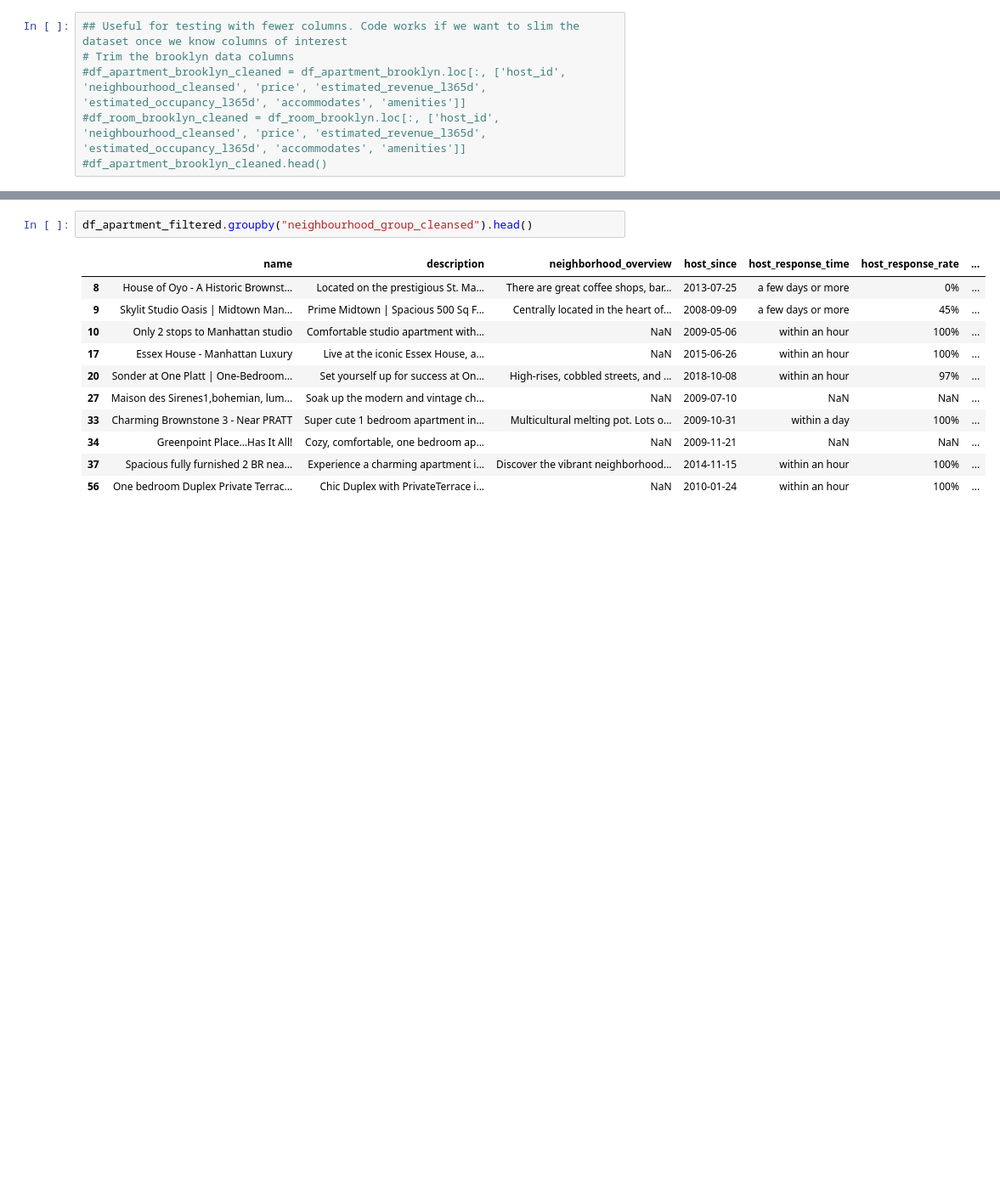
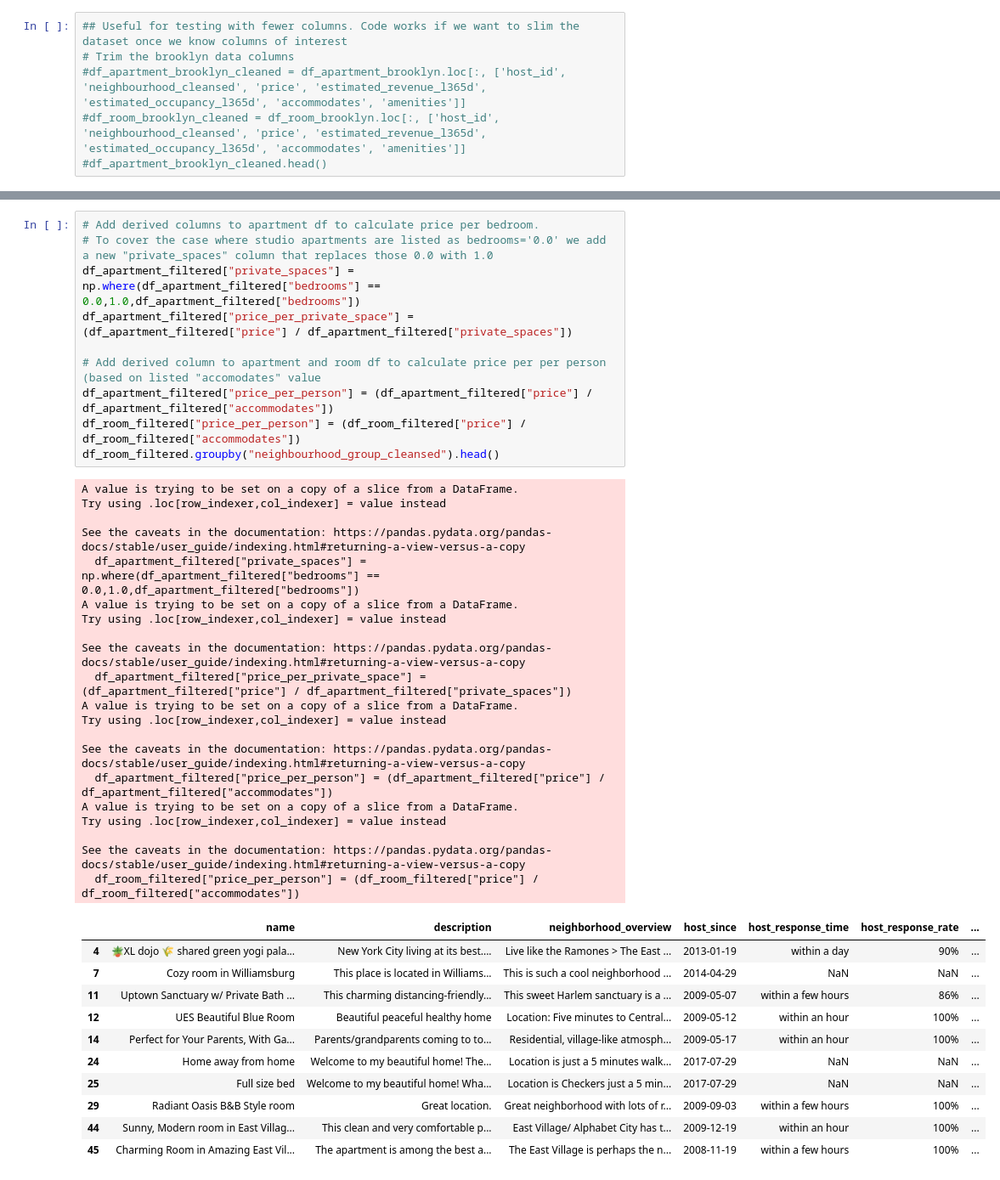
Before and after one commit to wikey/2025dataproject, a Jupyter notebook: project.ipynb, the cells around one changed output, grey strips where cells are left out. Shown: that part at 85% size. Saved outputs shown, nothing was run; the diff lists cells and outputs as text; blank space fills up the shorter version.

Commit message:
added derived columns to calculate price per person|bedroom

```diff
--- a/project.ipynb
+++ b/project.ipynb
@@ -197,16 +179,44 @@ Manhattan    Axes(0.536364,0.15;0.363636x0.75)
 dtype: object
 [figure]
 # %%
-df_apartment_filtered.groupby("neighbourhood_group_cleansed").head()
+# Add derived columns to apartment df to calculate price per bedroom.
+# To cover the case where studio apartments are listed as bedrooms='0.0' we add a new "private_spaces" column that replaces those 0.0 with 1.0
+df_apartment_filtered["private_spaces"] = np.where(df_apartment_filtered["bedrooms"] == 0.0,1.0,df_apartment_filtered["bedrooms"])
+df_apartment_filtered["price_per_private_space"] = (df_apartment_filtered["price"] / df_apartment_filtered["private_spaces"])
+
+# Add derived column to apartment and room df to calculate price per per person (based on listed "accomodates" value
+df_apartment_filtered["price_per_person"] = (df_apartment_filtered["price"] / df_apartment_filtered["accommodates"])
+df_room_filtered["price_per_person"] = (df_room_filtered["price"] / df_room_filtered["accommodates"])
+df_room_filtered.groupby("neighbourhood_group_cleansed").head()
 # %% [output]
+A value is trying to be set on a copy of a slice from a DataFrame.
+Try using .loc[row_indexer,col_indexer] = value instead
+
+See the caveats in the documentation: https://pandas.pydata.org/pandas-docs/stable/user_guide/indexing.html#returning-a-view-versus-a-copy
+  df_apartment_filtered["private_spaces"] = np.where(df_apartment_filtered["bedrooms"] == 0.0,1.0,df_apartment_filtered["bedrooms"])
+A value is trying to be set on a copy of a slice from a DataFrame.
+Try using .loc[row_indexer,col_indexer] = value instead
+
+See the caveats in the documentation: https://pandas.pydata.org/pandas-docs/stable/user_guide/indexing.html#returning-a-view-versus-a-copy
+  df_apartment_filtered["price_per_private_space"] = (df_apartment_filtered["price"] / df_apartment_filtered["private_spaces"])
+A value is trying to be set on a copy of a slice from a DataFrame.
+Try using .loc[row_indexer,col_indexer] = value instead
+
+See the caveats in the documentation: https://pandas.pydata.org/pandas-docs/stable/user_guide/indexing.html#returning-a-view-versus-a-copy
+  df_apartment_filtered["price_per_person"] = (df_apartment_filtered["price"] / df_apartment_filtered["accommodates"])
+A value is trying to be set on a copy of a slice from a DataFrame.
+Try using .loc[row_indexer,col_indexer] = value instead
+
+See the caveats in the documentation: https://pandas.pydata.org/pandas-docs/stable/user_guide/indexing.html#returning-a-view-versus-a-copy
+  df_room_filtered["price_per_person"] = (df_room_filtered["price"] / df_room_filtered["accommodates"])
 |  | name | description | neighborhood_overview | host_since | host_response_time | host_response_rate | ... |
-| 8 | House of Oyo - A Historic Brownst... | Located on the prestigious St. Ma... | There are great coffee shops, bar... | 2013-07-25 | a few days or more | 0% | ... |
-| 9 | Skylit Studio Oasis | Midtown Man... | Prime Midtown | Spacious 500 Sq F... | Centrally located in the heart of... | 2008-09-09 | a few days or more | 45% | ... |
-| 10 | Only 2 stops to Manhattan studio | Comfortable studio apartment with... | NaN | 2009-05-06 | within an hour | 100% | ... |
-| 17 | Essex House - Manhattan Luxury | Live at the iconic Essex House, a... | NaN | 2015-06-26 | within an hour | 100% | ... |
-| 20 | Sonder at One Platt | One-Bedroom... | Set yourself up for success at On... | High-rises, cobbled streets, and ... | 2018-10-08 | within an hour | 97% | ... |
-| 27 | Maison des Sirenes1,bohemian, lum... | Soak up the modern and vintage ch... | NaN | 2009-07-10 | NaN | NaN | ... |
-| 33 | Charming Brownstone 3 - Near PRATT | Super cute 1 bedroom apartment in... | Multicultural melting pot. Lots o... | 2009-10-31 | within a day | 100% | ... |
-| 34 | Greenpoint Place...Has It All! | Cozy, comfortable, one bedroom ap... | NaN | 2009-11-21 | NaN | NaN | ... |
-| 37 | Spacious fully furnished 2 BR nea... | Experience a charming apartment i... | Discover the vibrant neighborhood... | 2014-11-15 | within an hour | 100% | ... |
-| 56 | One bedroom Duplex Private Terrac... | Chic Duplex with PrivateTerrace i... | NaN | 2010-01-24 | within an hour | 100% | ... |
+| 4 | 🪴XL dojo 🌾 shared green yogi pala... | New York City living at its best.... | Live like the Ramones > The East ... | 2013-01-19 | within a day | 90% | ... |
+| 7 | Cozy room in Williamsburg | This place is located in Williams... | This is such a cool neighborhood ... | 2014-04-29 | NaN | NaN | ... |
+| 11 | Uptown Sanctuary w/ Private Bath ... | This charming distancing-friendly... | This sweet Harlem sanctuary is a ... | 2009-05-07 | within a few hours | 86% | ... |
+| 12 | UES Beautiful Blue Room | Beautiful peaceful healthy home | Location: Five minutes to Central... | 2009-05-12 | within an hour | 100% | ... |
+| 14 | Perfect for Your Parents, With Ga... | Parents/grandparents coming to to... | Residential, village-like atmosph... | 2009-05-17 | within an hour | 100% | ... |
+| 24 | Home away from home | Welcome to my beautiful home! The... | Location is just a 5 minutes walk... | 2017-07-29 | NaN | NaN | ... |
+| 25 | Full size bed | Welcome to my beautiful home! Wha... | Location is Checkers just a 5 min... | 2017-07-29 | NaN | NaN | ... |
+| 29 | Radiant Oasis B&B Style room | Great location. | Great neighborhood with lots of r... | 2009-09-03 | within a few hours | 100% | ... |
+| 44 | Sunny, Modern room in East Villag... | This clean and very comfortable p... | East Village/ Alphabet City has t... | 2009-12-19 | within an hour | 100% | ... |
+| 45 | Charming Room in Amazing East Vil... | The apartment is among the best a... | The East Village is perhaps the n... | 2008-11-19 | within a few hours | 100% | ... |
```
Also changed, not shown: parts of 1 cell of this notebook.
